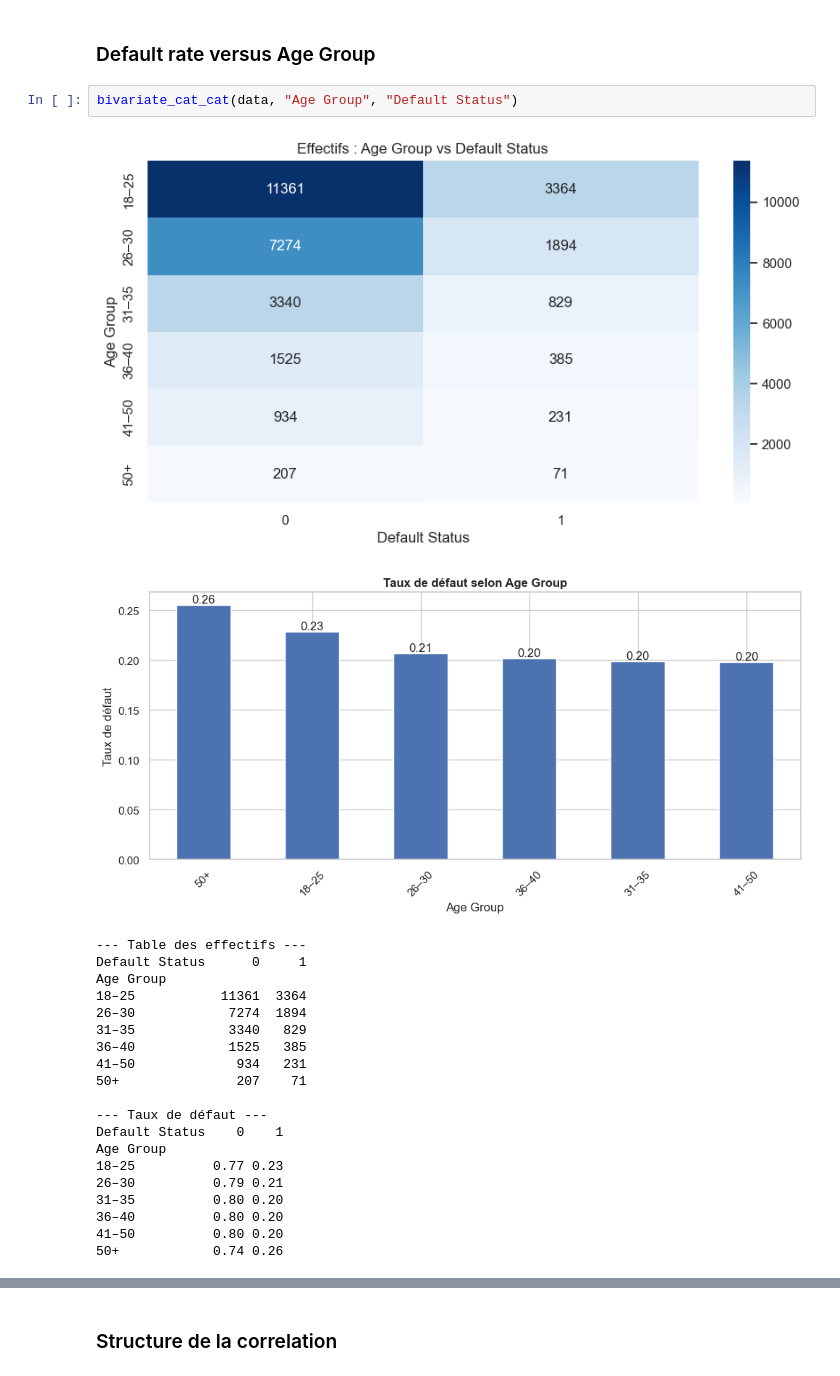
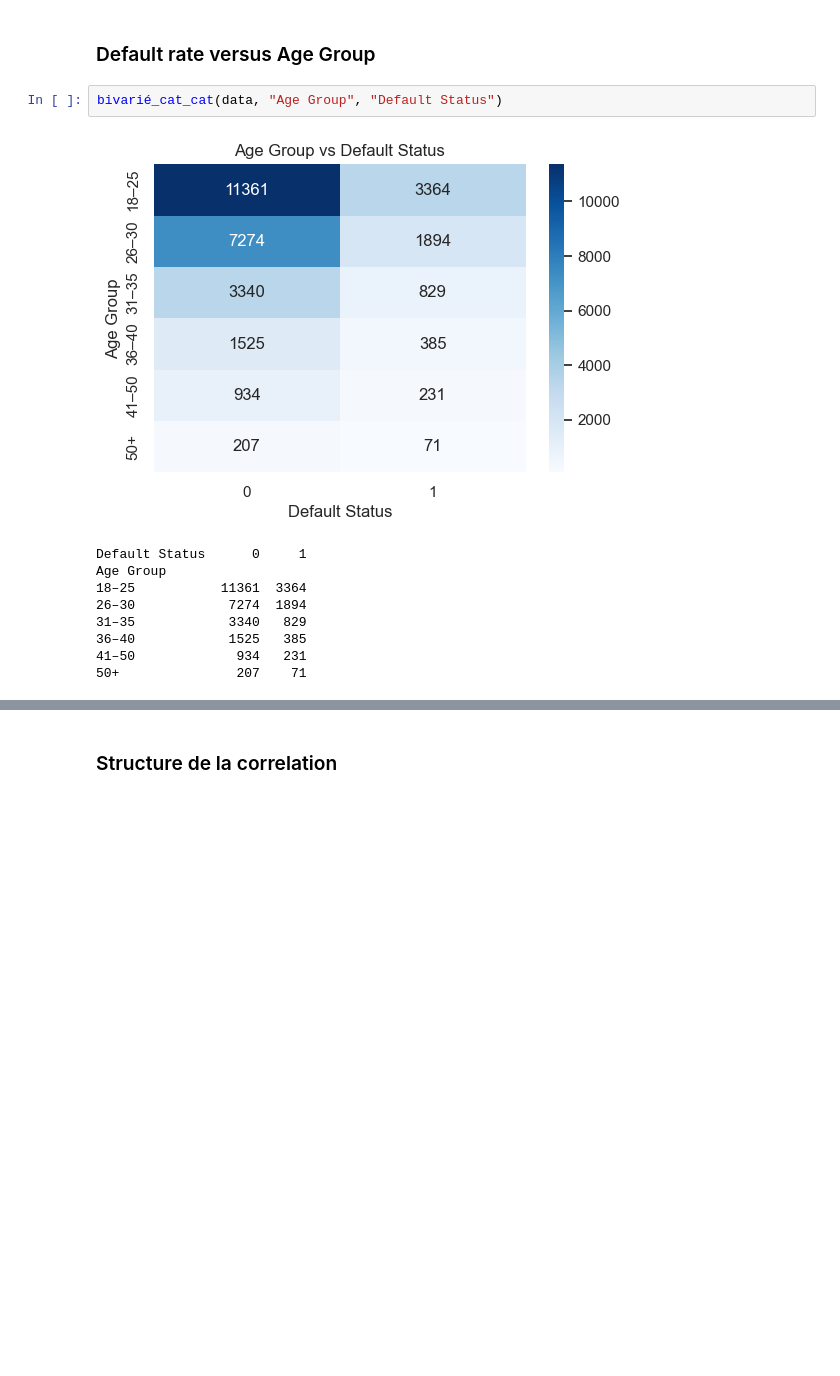
Before and after one commit to YATABARE-Cheikna-Amala/Projet-Final-Python_Pour_la_Data_Science, a Jupyter notebook: Projet_python_pour_la_data_science.ipynb, the cells around one changed output, grey strips where cells are left out. Cells and saved outputs as stored; diff of their text form; blank space fills up the shorter version.

```diff
--- a/Projet_python_pour_la_data_science.ipynb
+++ b/Projet_python_pour_la_data_science.ipynb
@@ -695,11 +707,9 @@ plt.show()
 # %% [markdown]
 ### Default rate versus Age Group
 # %%
-bivariate_cat_cat(data, "Age Group", "Default Status")
+bivarié_cat_cat(data, "Age Group", "Default Status")
 # %% [output]
-[figure, old version]
+[figure, new version]
-[figure, removed]
---- Table des effectifs ---
 Default Status      0     1
 Age Group
 18–25           11361  3364
@@ -708,14 +718,4 @@ Age Group
 36–40            1525   385
 41–50             934   231
 50+               207    71
-
---- Taux de défaut ---
-Default Status    0    1
-Age Group
-18–25          0.77 0.23
-26–30          0.79 0.21
-31–35          0.80 0.20
-36–40          0.80 0.20
-41–50          0.80 0.20
-50+            0.74 0.26
 # %% [markdown]
```
Also changed, not shown: parts of 100 cells of this notebook.
